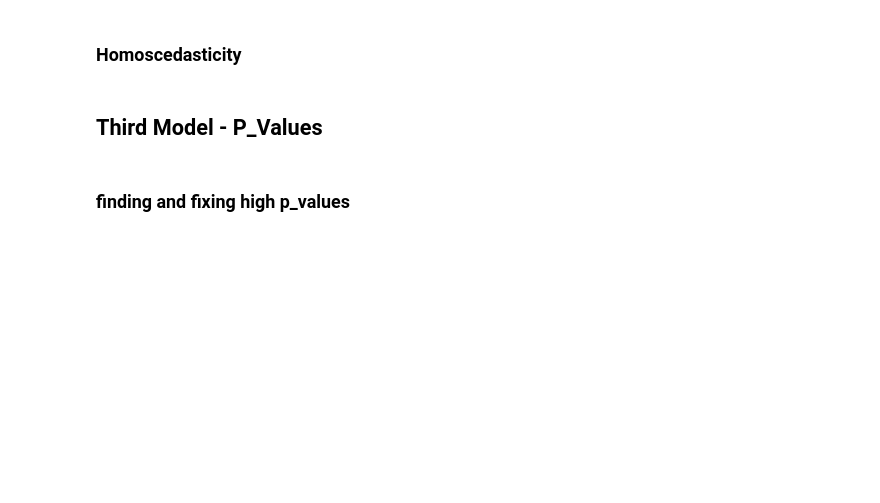
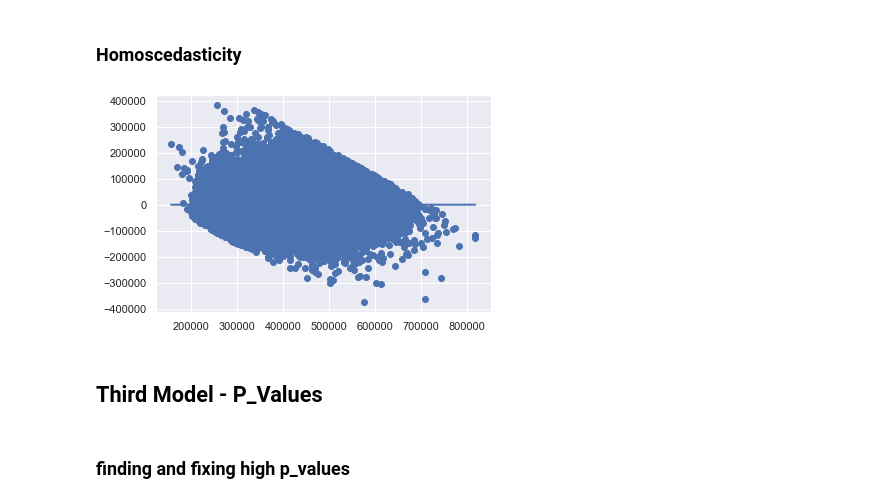
Before and after one commit to Deric-Williamson/house-sales-regression-model, a Jupyter notebook: Data_Cleaning.ipynb, the cells around one changed output. Drawn from its saved outputs; the diff is of its cells as text; code cells hidden in the pictures; blank space fills up the shorter version.

```diff
--- a/Data_Cleaning.ipynb
+++ b/Data_Cleaning.ipynb
@@ -686,6 +813,8 @@ v_test
 # %%
 for v in v_test:
-    dftrain.drop(v, axis=1, inplace=True)
+    df_model.drop(v, axis=1, inplace=True)
 # %%
-dftrain.drop('condition_2', axis = 1, inplace = True)
+df_model.drop('condition_2', axis = 1, inplace = True)
+# %%
+df_model.drop('grade_11', axis = 1, inplace = True)
 # %%
@@ -711,8 +861,10 @@ print("RMSE Test:", round(rmse_test, 2))
 # %% [markdown]
 ### model
 # %%
-updf_b = dftrain.drop(['price'], axis=1)
-predictors = '+'.join(updf_b.columns)
+x_cols = list(df_model.columns)
+x_cols.remove('price')
+
+predictors = '+'.join(x_cols)
 formula = outcome + '~' + predictors
-model = ols(formula=formula, data = dftrain).fit()
+model = ols(formula=formula, data = df_model).fit()
 model.summary()
@@ -723,8 +909,10 @@ fig = sm.graphics.qqplot(model.resid, dist=stats.norm, line='45', fit=True)
 # %% [markdown]
 ### Homoscedasticity
 # %%
-plt.scatter(model.predict(dftrain[updf_b.columns]), model.resid)
-plt.plot(model.predict(dftrain[updf_b.columns]), [0 for i in range(len(dftrain))]);
+plt.scatter(model.predict(df_model[x_cols]), model.resid)
+plt.plot(model.predict(df_model[x_cols]), [0 for i in range(len(df_model))]);
+# %% [output]
+[figure, added]
 # %% [markdown]
 ## Third Model - P_Values
 # %% [markdown]
```
Also changed, not shown: parts of 40 cells of this notebook.
